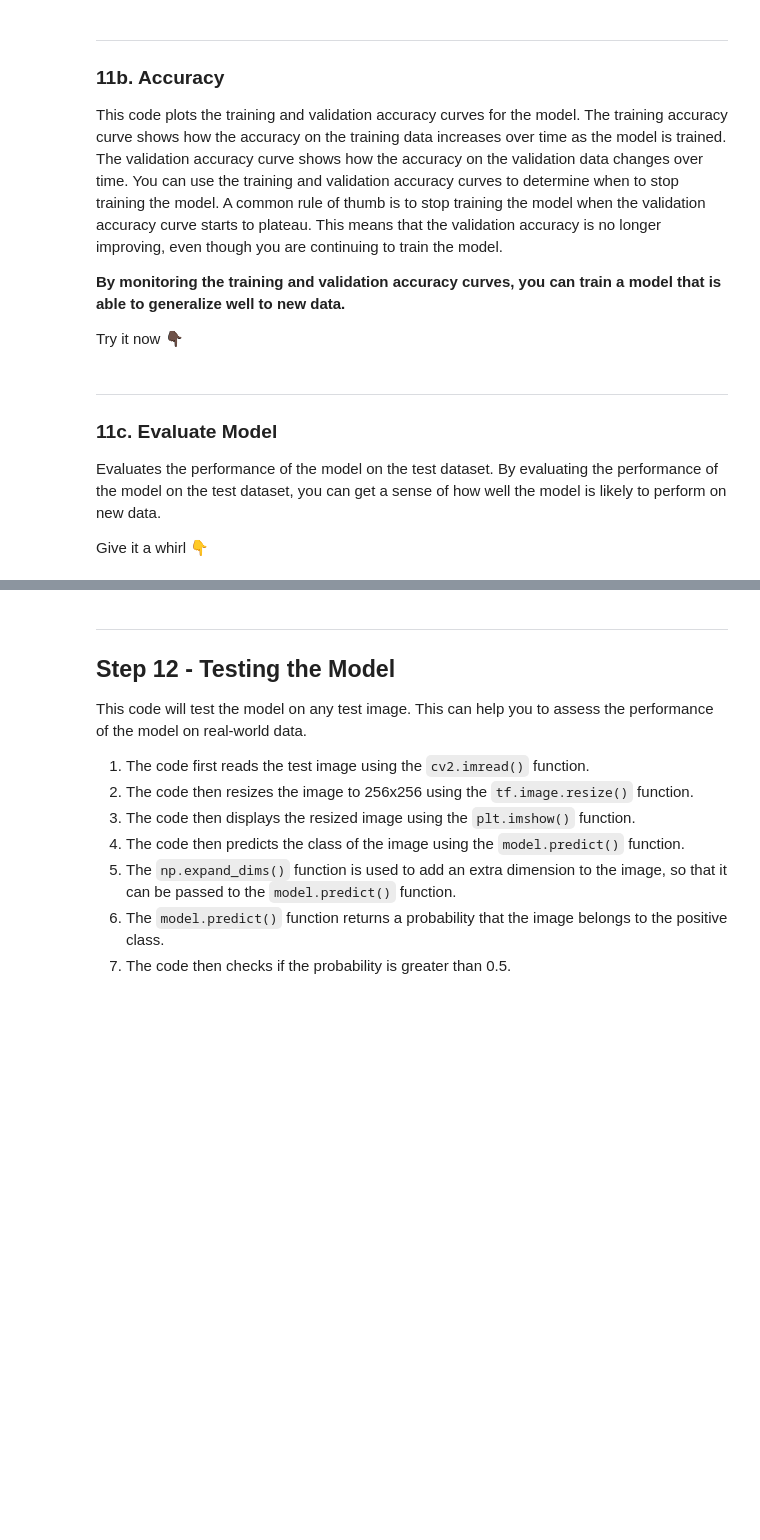
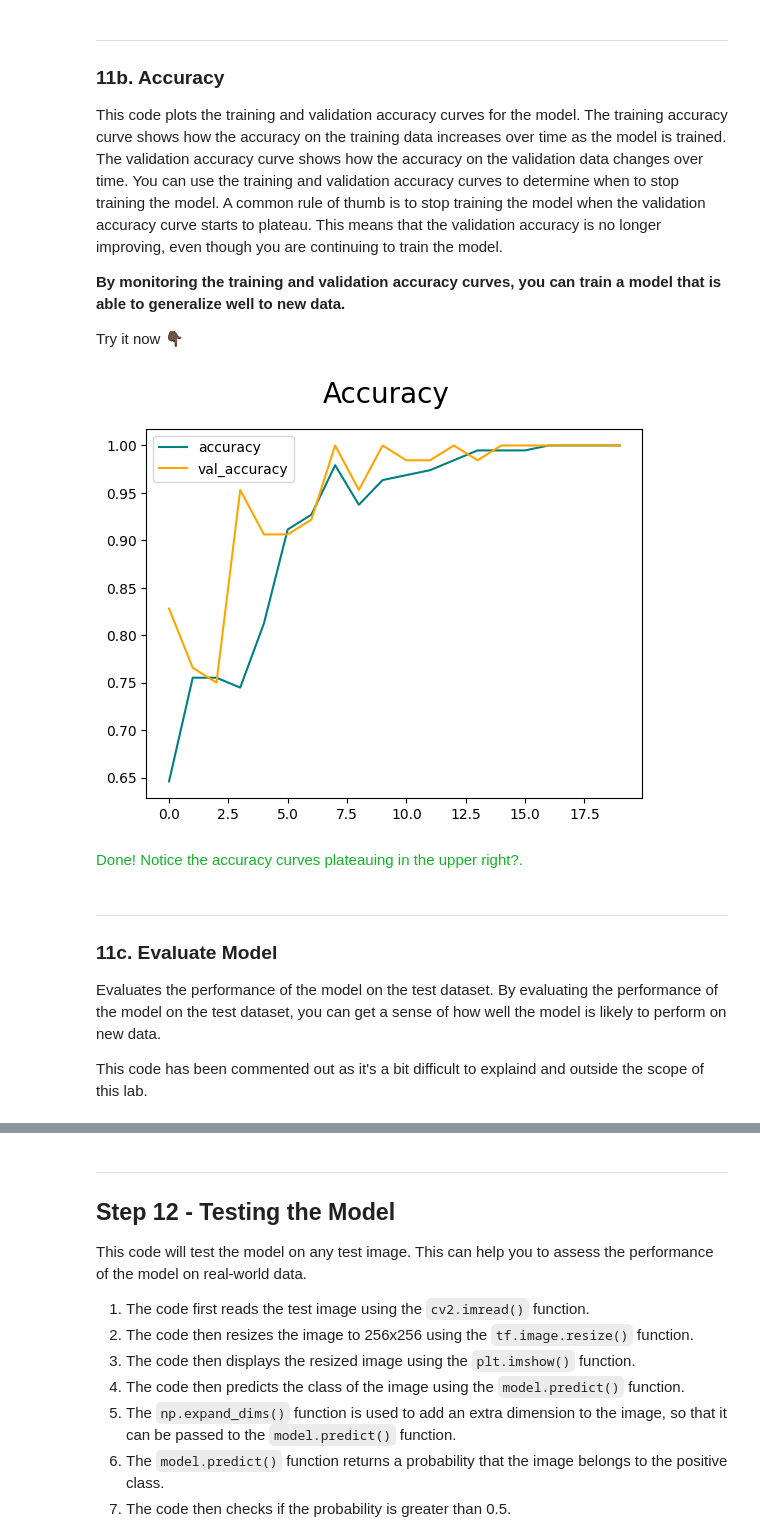
Before and after one commit to michaelrosejr/aruba-ai-workshop, a Jupyter notebook: Activity21.ipynb, the cells around one changed output, grey strips where cells are left out. Saved outputs shown, nothing was run; the diff lists cells and outputs as text; code cells hidden in the pictures; blank space fills up the shorter version.

```diff
--- a/Activity21.ipynb
+++ b/Activity21.ipynb
@@ -295,15 +364,18 @@ Try it now 👇🏿
 # %%
 ##
 # Accuracy
 #
 fig = plt.figure()
 plt.plot(hist.history['accuracy'], color='teal', label='accuracy')
 plt.plot(hist.history['val_accuracy'], color='orange', label='val_accuracy')
 fig.suptitle('Accuracy', fontsize=20)
 plt.legend(loc="upper left")
 plt.show()
 
-display(Markdown('<span style="color: #14B326">Done! Onward.</span>'))
+display(Markdown('<span style="color: #14B326">Done! Notice the accuracy curves plateauing in the upper right?.</span>'))
+# %% [output]
+[figure, added]
+<span style="color: #14B326">Done! Notice the accuracy curves plateauing in the upper right?.</span>
 # %% [markdown]
 ***
 
@@ -311,7 +383,7 @@ display(Markdown('<span style="color: #14B326">Done! Onward.</span>'))
 
 Evaluates the performance of the model on the test dataset.  By evaluating the performance of the model on the test dataset, you can get a sense of how well the model is likely to perform on new data.
 
-Give it a whirl 👇
+This code has been commented out as it's a bit difficult to explaind and outside the scope of this lab.
 # %%
 ####
 # Evaluate Model
```
Also changed, not shown: parts of 15 cells of this notebook, 6 other files.
